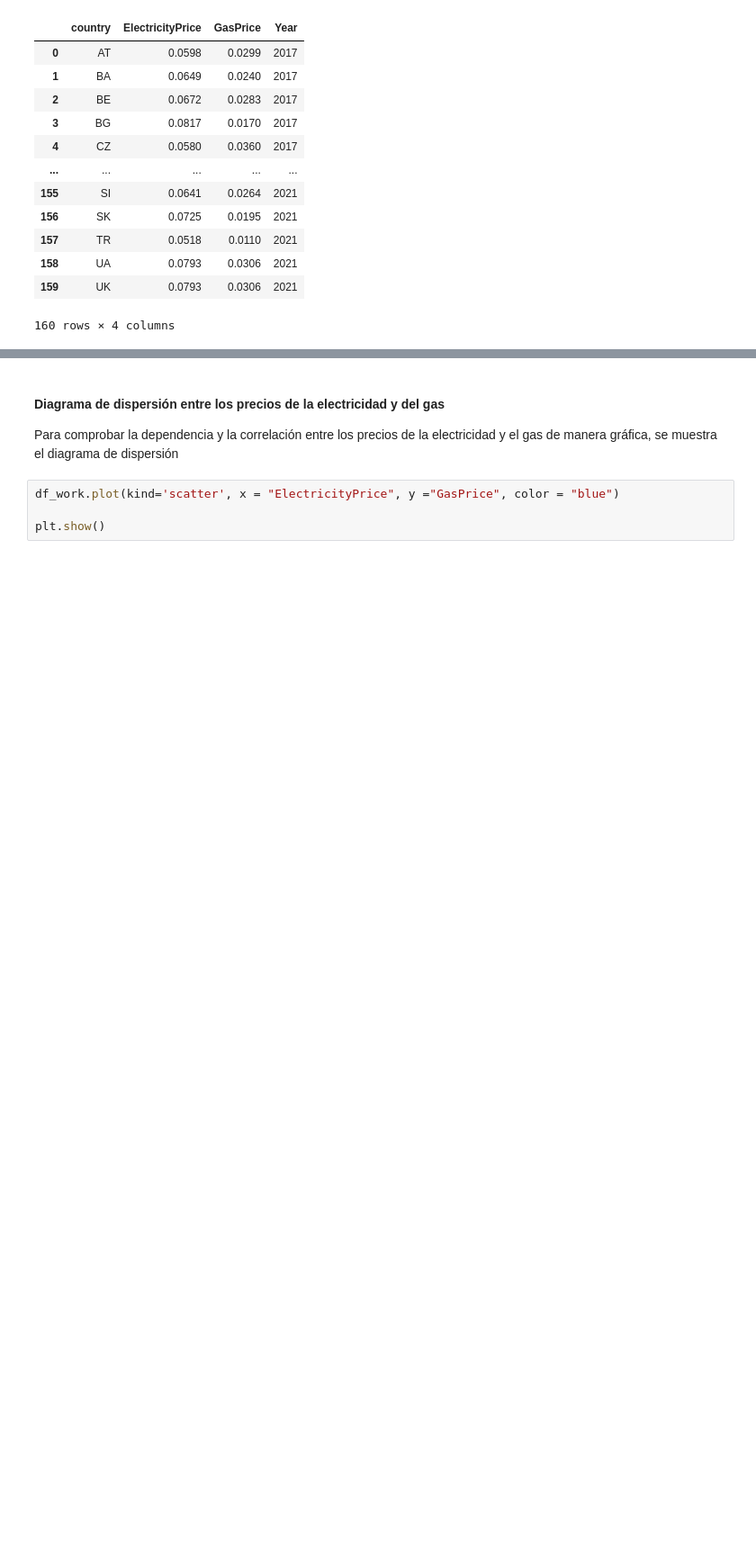
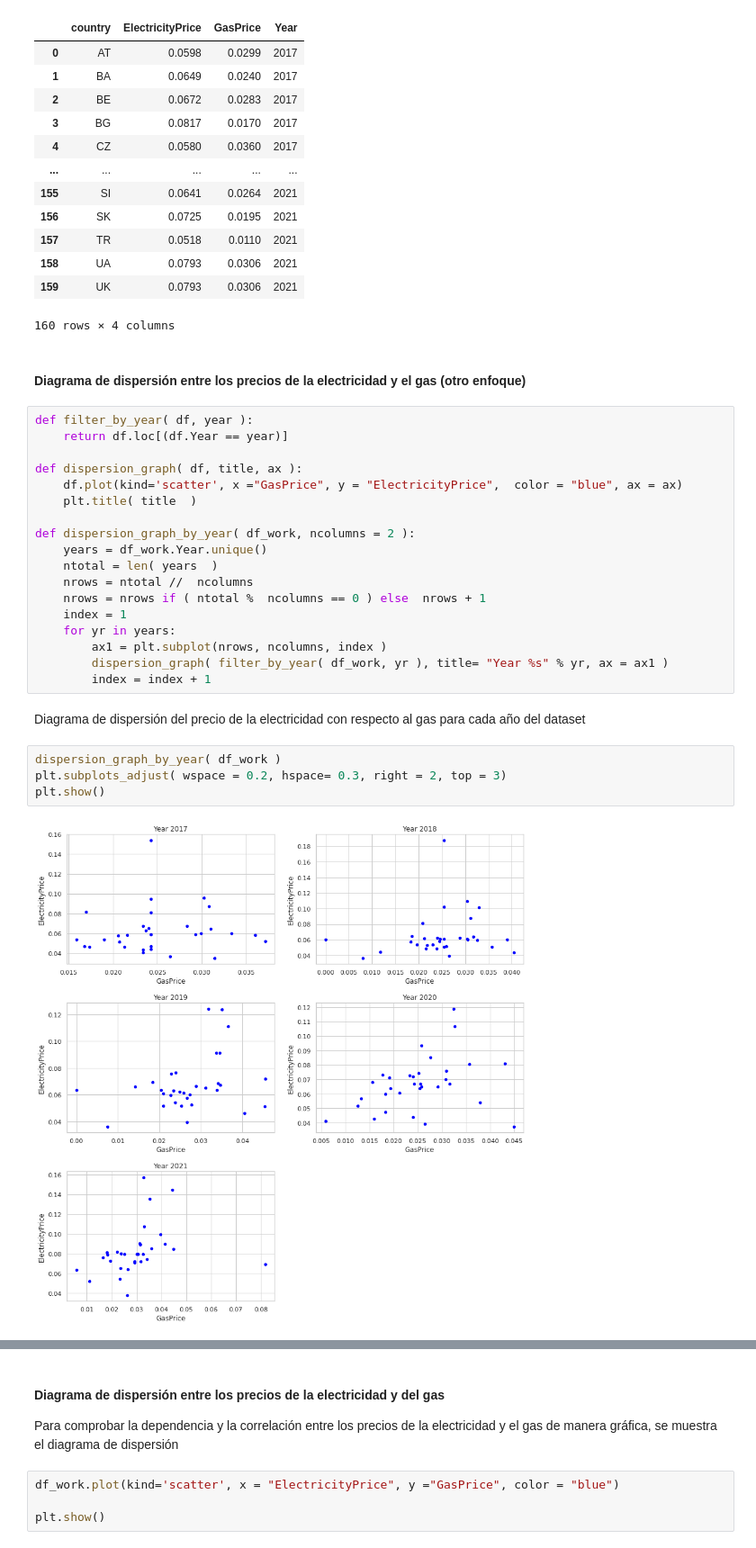
Before and after one commit to miguel-esteban-uoc/pract-2, a Jupyter notebook: notebook/pract-2.ipynb, the cells around one changed output, grey strips where cells are left out. Shown at 90% size. Drawn from its saved outputs; the diff is of its cells as text; blank space fills up the shorter version.

```diff
--- a/notebook/pract-2.ipynb
+++ b/notebook/pract-2.ipynb
@@ -596,3 +596,31 @@ display( df_work )
 | 158 | UA | 0.0793 | 0.0306 | 2021 |
 | 159 | UK | 0.0793 | 0.0306 | 2021 |
 160 rows × 4 columns
+# %% [markdown]
+#### Diagrama de dispersión entre los precios de la electricidad y el gas (otro enfoque)
+# %%
+def filter_by_year( df, year ):
+    return df.loc[(df.Year == year)]
+
+def dispersion_graph( df, title, ax ):
+    df.plot(kind='scatter', x ="GasPrice", y = "ElectricityPrice",  color = "blue", ax = ax)
+    plt.title( title  )
+
+def dispersion_graph_by_year( df_work, ncolumns = 2 ):
+    years = df_work.Year.unique()
+    ntotal = len( years  )
+    nrows = ntotal //  ncolumns
+    nrows = nrows if ( ntotal %  ncolumns == 0 ) else  nrows + 1
+    index = 1
+    for yr in years:
+        ax1 = plt.subplot(nrows, ncolumns, index )
+        dispersion_graph( filter_by_year( df_work, yr ), title= "Year %s" % yr, ax = ax1 )
+        index = index + 1
+# %% [markdown]
+Diagrama de dispersión del precio de la electricidad con respecto al gas para cada año del dataset
+# %%
+dispersion_graph_by_year( df_work )
+plt.subplots_adjust( wspace = 0.2, hspace= 0.3, right = 2, top = 3)
+plt.show()
+# %% [output]
+[figure, added]
```
Also changed, not shown: parts of 15 cells of this notebook.
